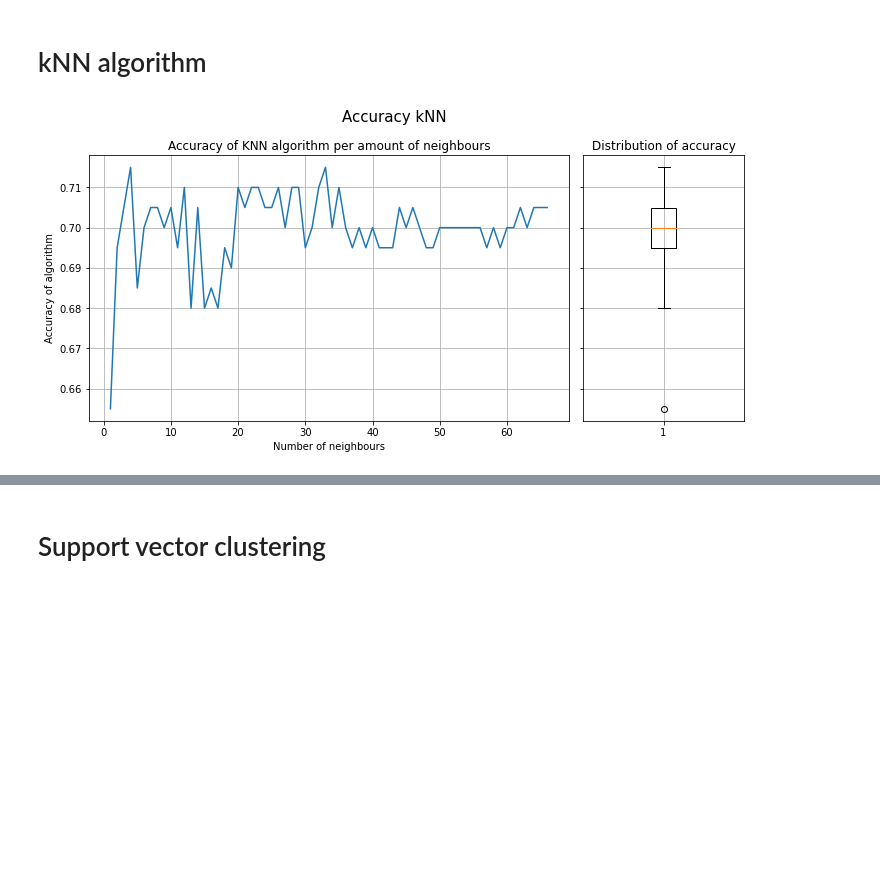
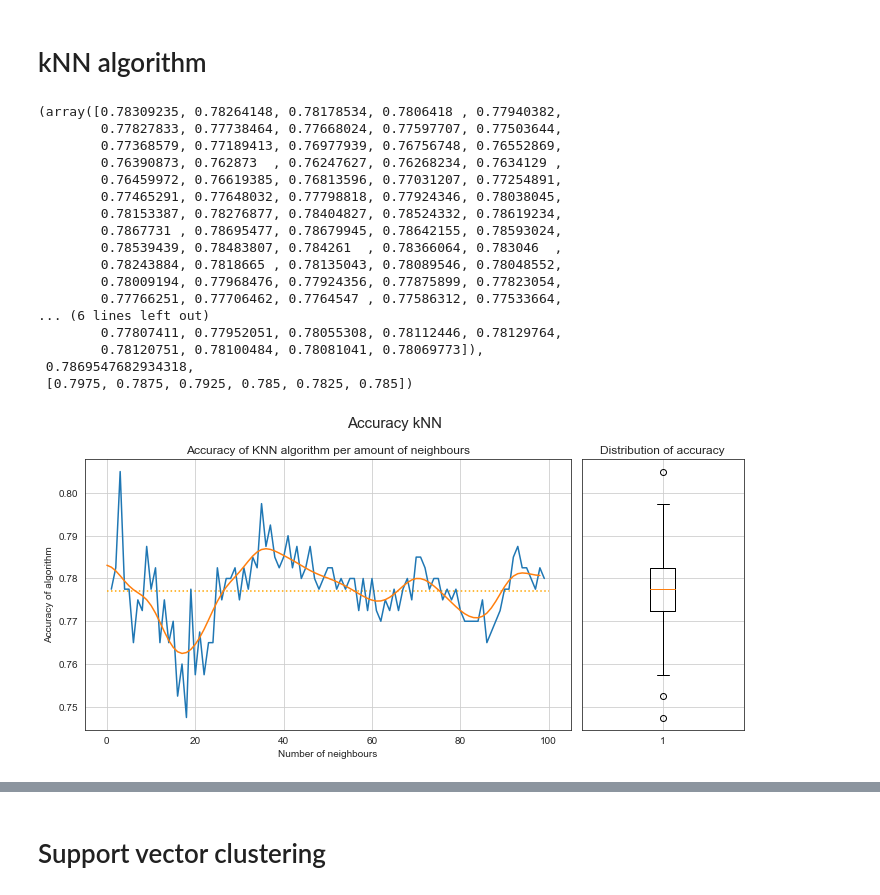
Before and after one commit to KoenvOosterhout/Project-advanced-programming, a Jupyter notebook: kNN and SVC.ipynb, the cells around one changed output, grey strips where cells are left out. Drawn from its saved outputs; the diff is of its cells as text; code cells hidden in the pictures; blank space fills up the shorter version.

```diff
--- a/kNN and SVC.ipynb
+++ b/kNN and SVC.ipynb
@@ -104,0 +61,6 @@ df_pca_converted = pd.DataFrame(df_pca, columns=component_names)
+# %%
+# Scaling the data
+df_copied = new_df_variables.copy()
+scaler = MinMaxScaler()
+df_scaled = scaler.fit_transform(df_copied)
+df_scaled = pd.DataFrame(df_scaled, columns=df_copied.columns)
@@ -104,0 +170,9 @@ df_pca_converted = pd.DataFrame(df_pca, columns=component_names)
+# %%
+# Create principal components
+pca = PCA()
+df_pca = pca.fit_transform(df_selected_features)
+# Convert to dataframe
+component_names = [f"PC{i+1}" for i in range(df_pca.shape[1])]
+df_pca_converted = pd.DataFrame(df_pca, columns=component_names)
+
+df_pca_converted.head()
@@ -104,0 +235,9 @@ df_pca_converted = pd.DataFrame(df_pca, columns=component_names)
+# %%
+selected_descriptors = [desc for desc in all_descriptors if desc in df_selected_features.columns]
+descriptor_data_list_2 = []
+for i, row in X_test_old.iterrows():
+    mol = Chem.MolFromSmiles(row['SMILES'])
+    descriptor_values = [getattr(Descriptors, descriptor)(mol) for descriptor in selected_descriptors]
+    descriptor_data_list_2.append(descriptor_values)
+
+descriptor_df_2 = pd.DataFrame(descriptor_data_list_2, columns=selected_descriptors)
@@ -108,14 +251,14 @@ df_pca_converted = pd.DataFrame(df_pca, columns=component_names)
 from sklearn.model_selection import train_test_split
 from sklearn.neighbors import KNeighborsClassifier
 # %%
-X = df_pca_converted
-y = original_df_test['ALDH1_inhibition']
-neighbours = range(1,67)
+
+neighbours = range(1,100)
 scores_list = []
 std_list = []
+knn_conf = []
 for i in neighbours:
     X_train, X_test, y_train, y_test = train_test_split(X, y, train_size = 0.8, random_state=32)
-    ## Instantiate the model with 5 neighbors.
+    ## Instantiate the model with neighbors
     knn = KNeighborsClassifier(n_neighbors=i)
     ## Fit the model on the training data.
     knn.fit(X_train, y_train)
@@ -123,3 +266,6 @@ for i in neighbours:
     score = knn.score(X_test, y_test) #mean accuracy
     std_list.append(np.std(knn.predict_proba(X_test)))
     scores_list.append(score)
+    knn_predict = knn.predict(X_test)
+    cnf = confusion_matrix(y_test,knn_predict)
+    knn_conf.append(cnf)
@@ -126,19 +274,42 @@ for i in neighbours:
 # %%
 fig, ax = plt.subplots(1,2,figsize=(10,5),sharey=True, gridspec_kw={'width_ratios': [3, 1]})
 plt.suptitle('Accuracy kNN',size=15)
 
 ax[0].plot(neighbours,scores_list)
+y3 = gaussian_filter1d(scores_list, 3) #best number of neighbours is 36
+maxy3 = y3.max()
+ax[0].plot(y3)
+ax[0].hlines(np.average(scores_list),0,100, color='orange',linestyle='dotted')
 ax[0].set_title('Accuracy of KNN algorithm per amount of neighbours')
 ax[0].set_xlabel('Number of neighbours')
 ax[0].set_ylabel('Accuracy of algorithm')
 ax[0].grid()
 
 ax[1].boxplot(scores_list)
 ax[1].set_title('Distribution of accuracy')
 ax[1].grid()
 plt.tight_layout()
+#pd.Series(y3).index(maxy3)
+y3, maxy3, scores_list[34:40]
 # %% [output]
+(array([0.78309235, 0.78264148, 0.78178534, 0.7806418 , 0.77940382,
+        0.77827833, 0.77738464, 0.77668024, 0.77597707, 0.77503644,
+        0.77368579, 0.77189413, 0.76977939, 0.76756748, 0.76552869,
+        0.76390873, 0.762873  , 0.76247627, 0.76268234, 0.7634129 ,
+        0.76459972, 0.76619385, 0.76813596, 0.77031207, 0.77254891,
+        0.77465291, 0.77648032, 0.77798818, 0.77924346, 0.78038045,
+        0.78153387, 0.78276877, 0.78404827, 0.78524332, 0.78619234,
+        0.7867731 , 0.78695477, 0.78679945, 0.78642155, 0.78593024,
+        0.78539439, 0.78483807, 0.784261  , 0.78366064, 0.783046  ,
+        0.78243884, 0.7818665 , 0.78135043, 0.78089546, 0.78048552,
+        0.78009194, 0.77968476, 0.77924356, 0.77875899, 0.77823054,
+        0.77766251, 0.77706462, 0.7764547 , 0.77586312, 0.77533664,
+... (6 lines left out)
+        0.77807411, 0.77952051, 0.78055308, 0.78112446, 0.78129764,
+        0.78120751, 0.78100484, 0.78081041, 0.78069773]),
+ 0.7869547682934318,
+ [0.7975, 0.7875, 0.7925, 0.785, 0.7825, 0.785])
-[figure, old version]
+[figure, new version]
 # %%
 plt.plot(neighbours,std_list)
 plt.title('Standard deviation of probability estimates \nof KNN algorithm per amount of neighbours',size=15)
```
Also changed, not shown: parts of 25 cells of this notebook.
